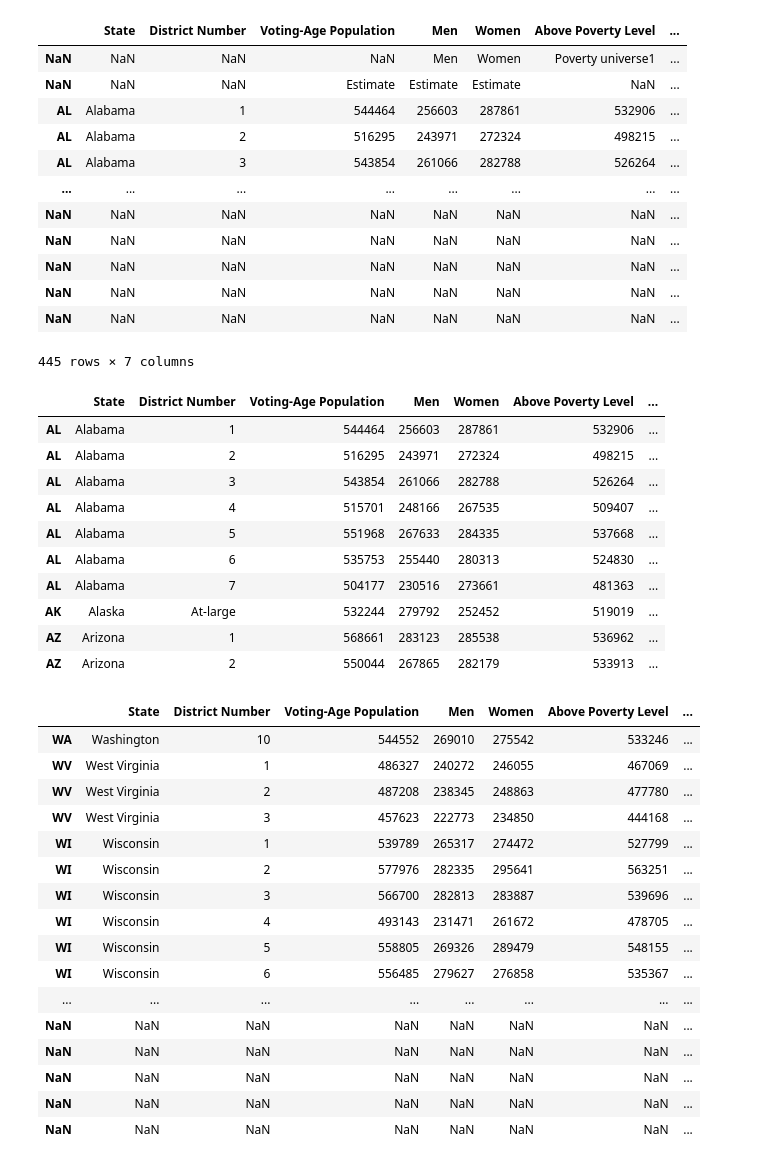
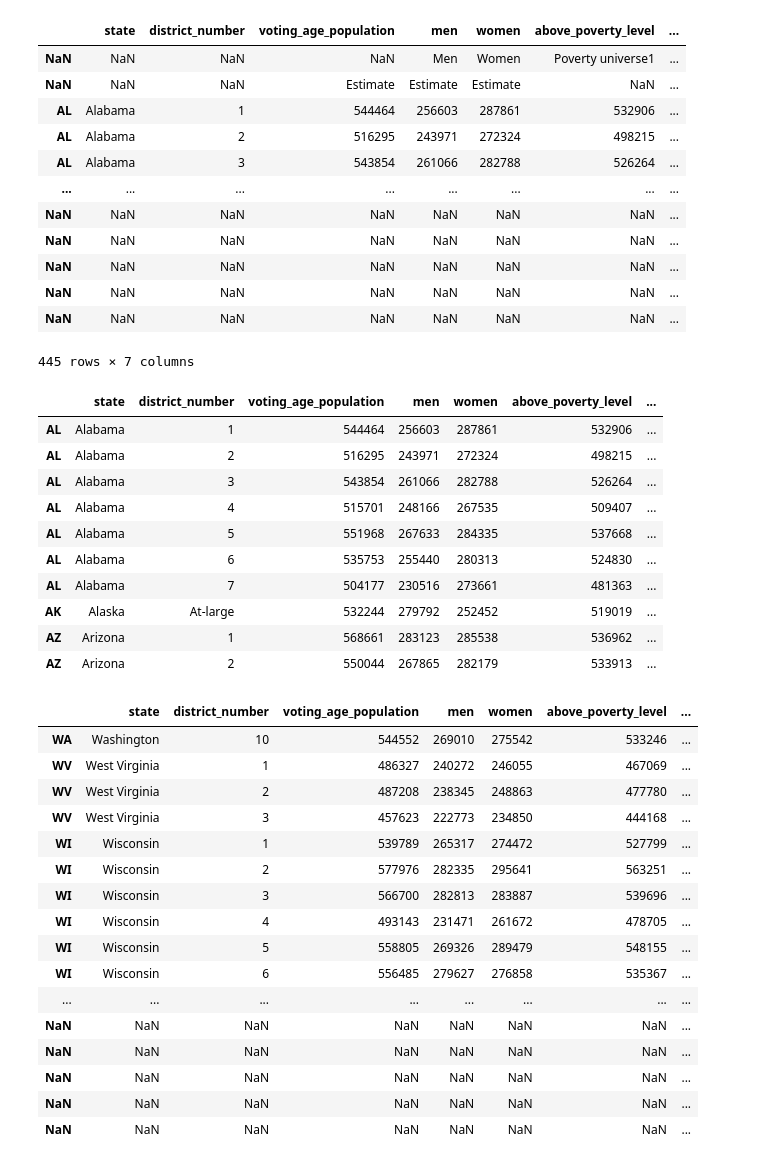
Before and after one commit to megancoggs/ETL-Project, a Jupyter notebook: census_district_data/sap_2018_cleanup.ipynb, the cells around one changed output. Drawn from its saved outputs; the diff is of its cells as text; code cells hidden in the pictures.

```diff
--- a/census_district_data/sap_2018_cleanup.ipynb
+++ b/census_district_data/sap_2018_cleanup.ipynb
@@ -57,15 +57,16 @@ sap_2018_df.head(20)
 | AR | Arkansas | 1 | 548710 | 270423 | 278287 | 522923 | 89589 |
 # %%
 #rename columns
-sap_2018_df = sap_2018_df.rename(columns={"Unnamed: 2" : "State",
-                                          "Unnamed: 3" : "District Number",
-                                          "Unnamed: 4" : "Voting-Age Population",
-                                          "Unnamed: 6" : "Men", "Unnamed: 10" : "Women",
-                                          "Unnamed: 14" : "Above Poverty Level",
-                                          "Unnamed: 16" : "Below Poverty Level"})
+sap_2018_df = sap_2018_df.rename(columns={"Unnamed: 2" : "state",
+                                          "Unnamed: 3" : "district_number",
+                                          "Unnamed: 4" : "voting_age_population",
+                                          "Unnamed: 6" : "men",
+                                          "Unnamed: 10" : "women",
+                                          "Unnamed: 14" : "above_poverty_level",
+                                          "Unnamed: 16" : "below_poverty_level"})
 sap_2018_df
 # %% [output]
-|  | State | District Number | Voting-Age Population | Men | Women | Above Poverty Level | ... |
+|  | state | district_number | voting_age_population | men | women | above_poverty_level | ... |
 | NaN | NaN | NaN | NaN | Men | Women | Poverty universe1 | ... |
 | NaN | NaN | NaN | Estimate | Estimate | Estimate | NaN | ... |
 | AL | Alabama | 1 | 544464 | 256603 | 287861 | 532906 | ... |
@@ -85,7 +86,7 @@ sap_2018_df = sap_2018_df.iloc[2:]
 #sap_2018_df = sap_2018_df.drop("NaN")
 sap_2018_df.head(10)
 # %% [output]
-|  | State | District Number | Voting-Age Population | Men | Women | Above Poverty Level | ... |
+|  | state | district_number | voting_age_population | men | women | above_poverty_level | ... |
 | AL | Alabama | 1 | 544464 | 256603 | 287861 | 532906 | ... |
 | AL | Alabama | 2 | 516295 | 243971 | 272324 | 498215 | ... |
 | AL | Alabama | 3 | 543854 | 261066 | 282788 | 526264 | ... |
@@ -100,7 +101,7 @@ sap_2018_df.head(10)
 #figure out how many rows at the end need to be removed
 sap_2018_df.tail(20)
 # %% [output]
-|  | State | District Number | Voting-Age Population | Men | Women | Above Poverty Level | ... |
+|  | state | district_number | voting_age_population | men | women | above_poverty_level | ... |
 | WA | Washington | 10 | 544552 | 269010 | 275542 | 533246 | ... |
 | WV | West Virginia | 1 | 486327 | 240272 | 246055 | 467069 | ... |
 | WV | West Virginia | 2 | 487208 | 238345 | 248863 | 477780 | ... |
```
Also changed, not shown: parts of 8 cells of this notebook, 11 other files.
